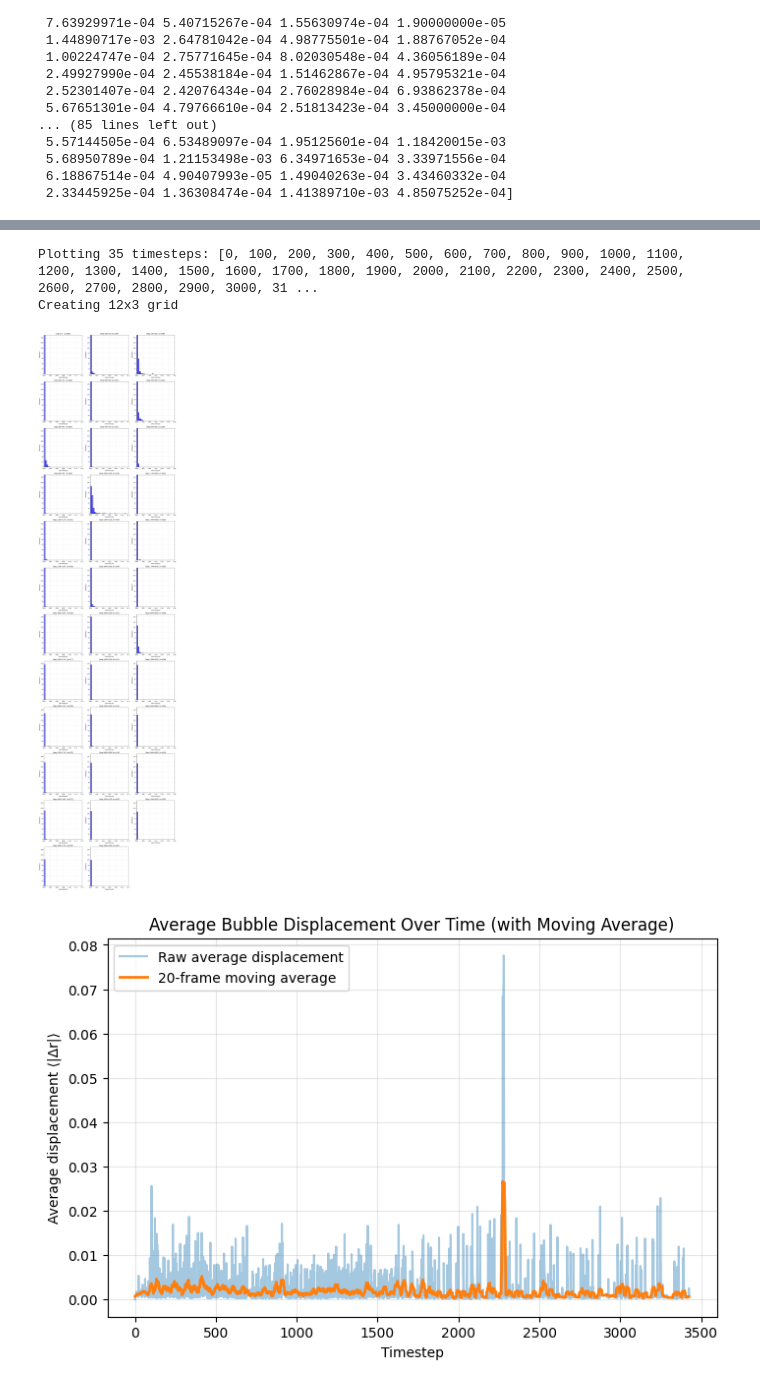
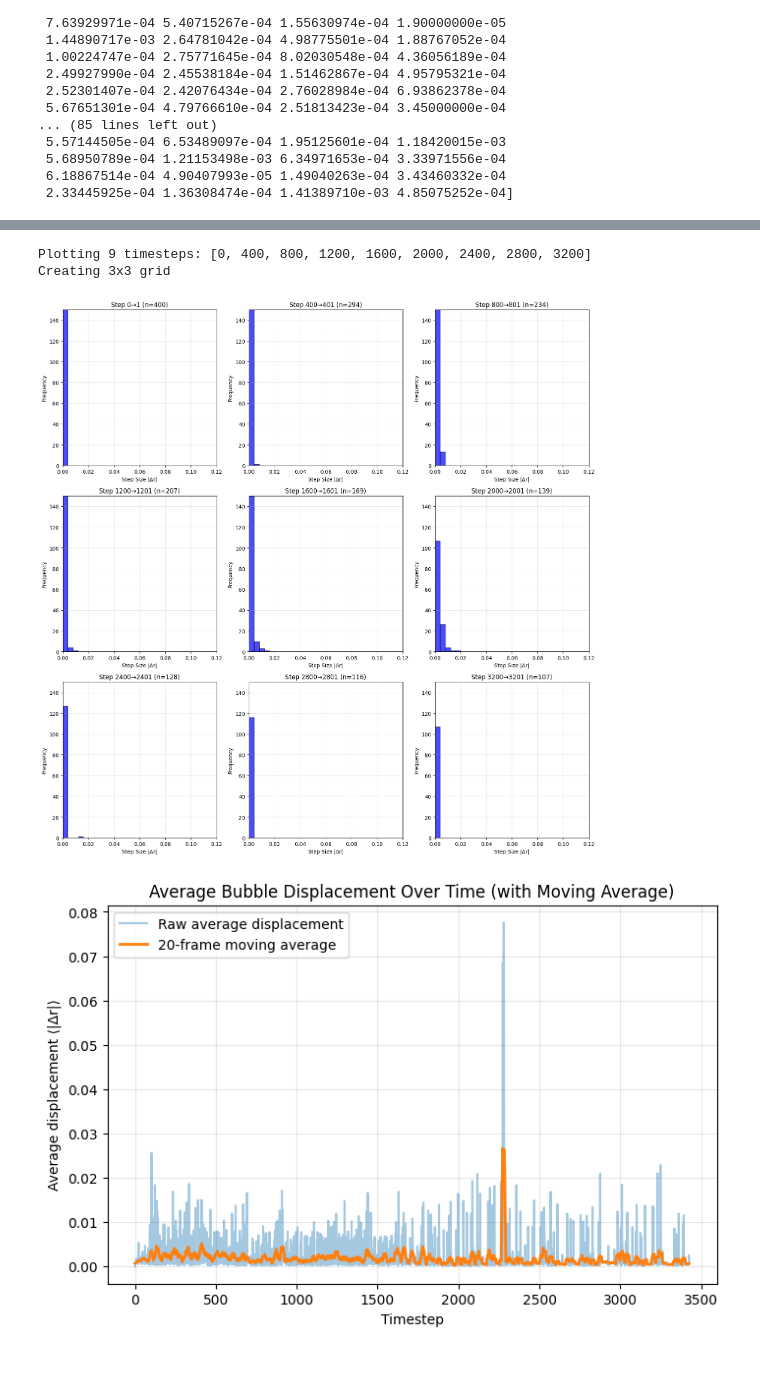
Before and after one commit to conorkirby/capstone, a Jupyter notebook: ProjectNotebooks/08_MagnitudeDisplacements.ipynb, the cells around one changed output, grey strips where cells are left out. Cells and saved outputs as stored; diff of their text form; code cells hidden in the pictures.

```diff
--- a/ProjectNotebooks/08_MagnitudeDisplacements.ipynb
+++ b/ProjectNotebooks/08_MagnitudeDisplacements.ipynb
@@ -196,7 +198,7 @@ plt.show()
 # %%
 # Get steps at regular intervals (every 100th step)
 max_timestep = steps["t_start"].max()
-step_interval = 100
+step_interval = 400
 timesteps_to_plot = list(range(0, max_timestep + 1, step_interval))
 
 print(f"Plotting {len(timesteps_to_plot)} timesteps: {timesteps_to_plot}")
@@ -210,36 +212,36 @@ print(f"Creating {n_rows}x{n_cols} grid")
 
 # Plot histograms
 fig, axes = plt.subplots(n_rows, n_cols, figsize=(15, 5*n_rows))
 axes = axes.ravel()
 
 for idx, t in enumerate(timesteps_to_plot):
     step_data = steps[steps["t_start"] == t]["step"].values
 
     if len(step_data) > 0:
         # Use range=(0, 0.12) to force consistent bin edges
         axes[idx].hist(step_data, bins=30, range=(0, 0.12),
                       alpha=0.7, color='blue', edgecolor='black')
         axes[idx].set_title(f"Step {t}→{t+1} (n={len(step_data)})")
         axes[idx].set_xlabel("Step Size |Δr|")
         axes[idx].set_ylabel("Frequency")
         axes[idx].grid(alpha=0.3)
         axes[idx].set_xlim(0, 0.12)
         axes[idx].set_ylim(0, 150)
     else:
         axes[idx].text(0.5, 0.5, f'No data at t={t}',
                       ha='center', va='center', transform=axes[idx].transAxes)
         axes[idx].set_title(f"Step {t}→{t+1}")
 
 # Remove empty subplots if any
 for idx in range(n_plots, len(axes)):
     fig.delaxes(axes[idx])
 
 plt.tight_layout()
 plt.show()
 # %% [output]
-Plotting 35 timesteps: [0, 100, 200, 300, 400, 500, 600, 700, 800, 900, 1000, 1100, 1200, 1300, 1400, 1500, 1600, 1700, 1800, 1900, 2000, 2100, 2200, 2300, 2400, 2500, 2600, 2700, 2800, 2900, 3000, 31 ...
-Creating 12x3 grid
+Plotting 9 timesteps: [0, 400, 800, 1200, 1600, 2000, 2400, 2800, 3200]
+Creating 3x3 grid
-[figure, old version]
+[figure, new version]
 # %%
 
 # Sort for safety
```
Also changed, not shown: parts of 4 cells of this notebook, 19 other files.
